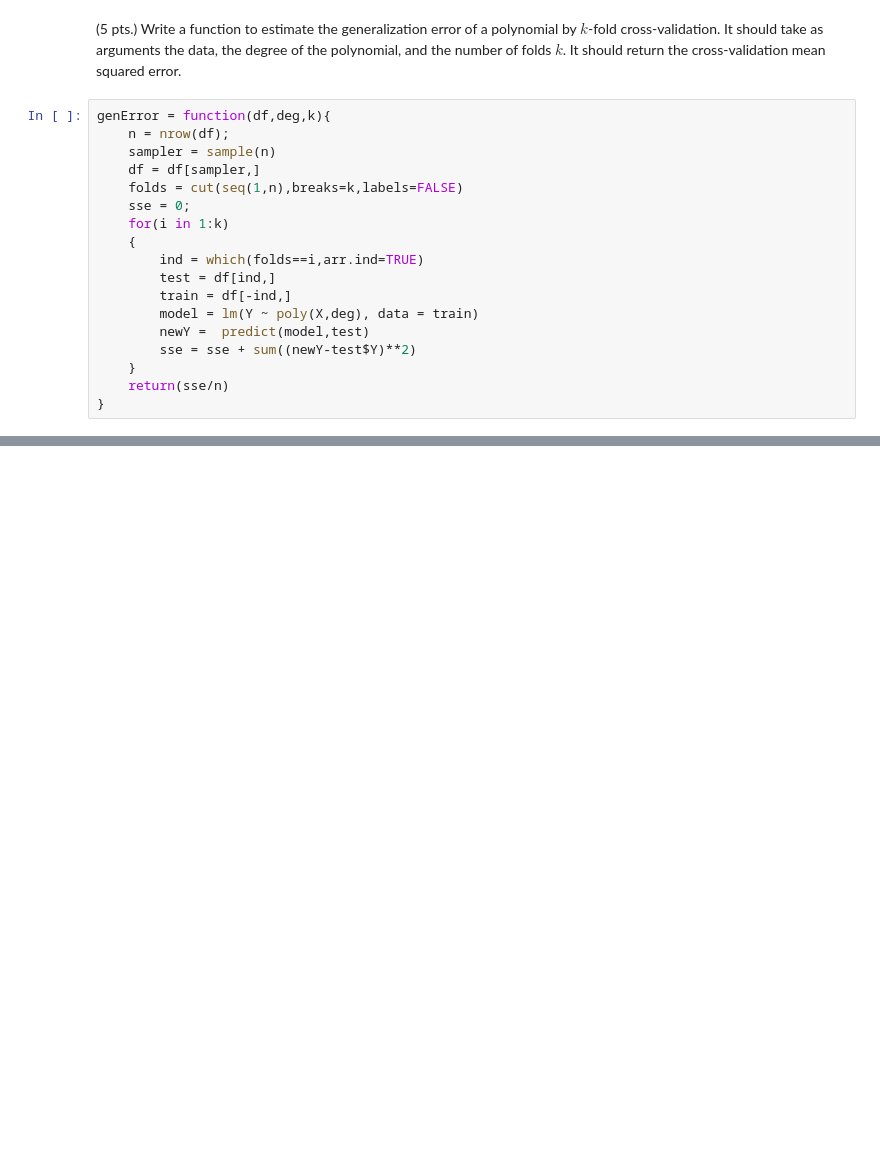
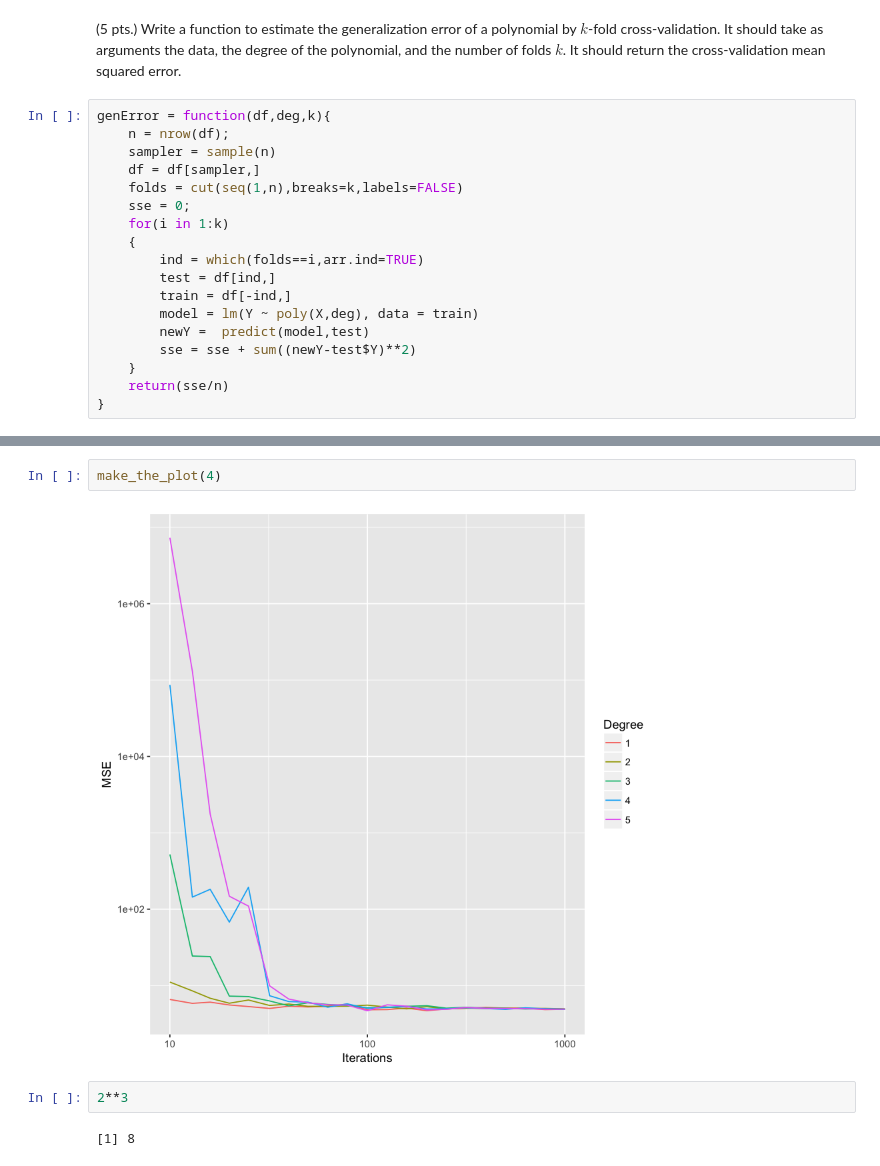
Before and after one commit to jaumededios/UCLA-S201B, a Jupyter notebook: 3/Pset3.ipynb, the cells around one changed output, grey strips where cells are left out. Saved outputs shown, nothing was run; the diff lists cells and outputs as text; blank space fills up the shorter version.

```diff
--- a/3/Pset3.ipynb
+++ b/3/Pset3.ipynb
@@ -485,0 +568,8 @@ for(i in 1:4) make_the_plot(i)
+# %%
+make_the_plot(4)
+# %% [output]
+[figure, added]
+# %%
+2**3
+# %% [output]
+[1] 8
```
Also changed, not shown: parts of 14 cells of this notebook.
